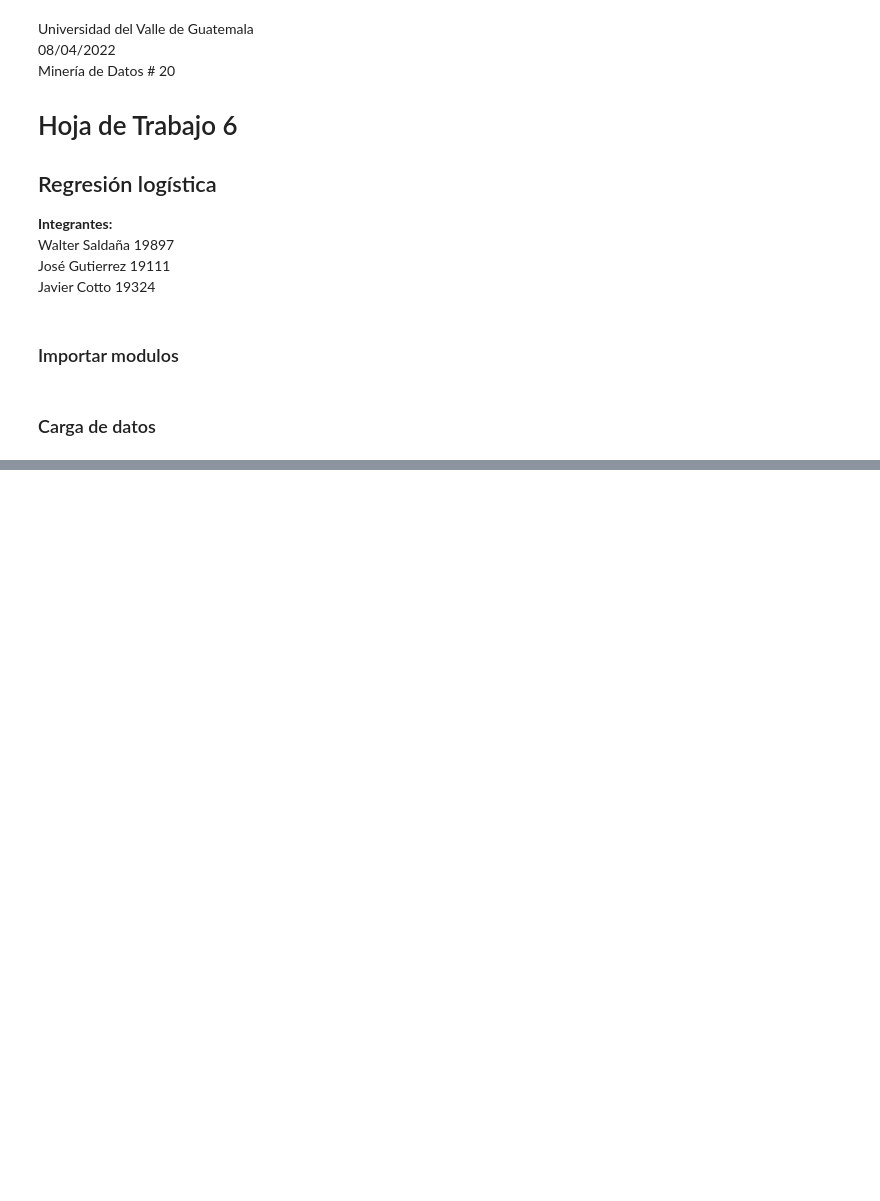
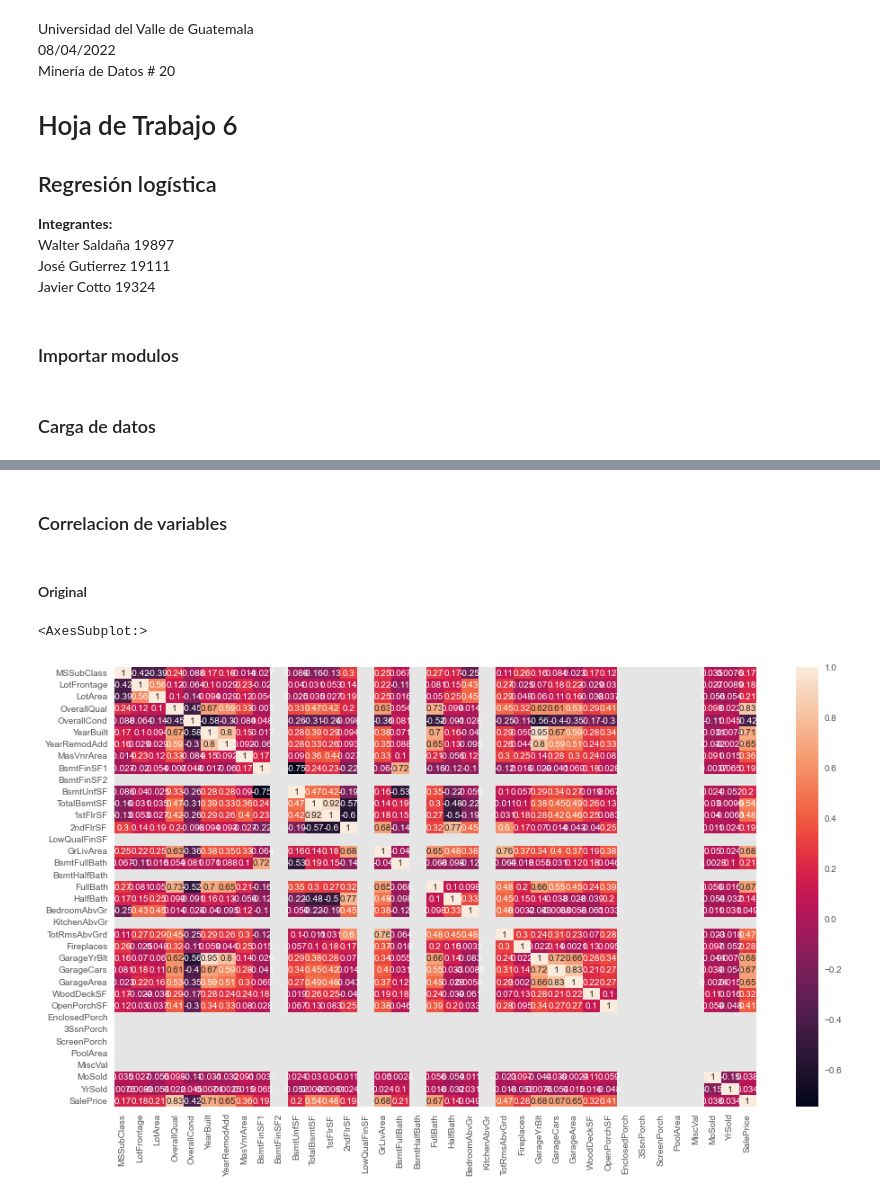
Before and after one commit to wsaldana/MineriaHDT6, a Jupyter notebook: Hoja6.ipynb, the cells around one changed output, grey strips where cells are left out. Drawn from its saved outputs; the diff is of its cells as text; code cells hidden in the pictures; blank space fills up the shorter version.

```diff
--- a/Hoja6.ipynb
+++ b/Hoja6.ipynb
@@ -49,0 +210,11 @@ FileNotFoundError: [Errno 2] No such file or directory: 'train.csv'
+# %% [markdown]
+### Correlacion de variables
+# %% [markdown]
+#### Original
+# %%
+correlacion = entrenamiento.corr()
+fig, axis = plt.subplots()
+sb.heatmap(correlacion, xticklabels=correlacion.columns, yticklabels=correlacion.columns, annot=True, ax=axis)
+# %% [output]
+<AxesSubplot:>
+[figure, added]
```
Also changed, not shown: parts of 30 cells of this notebook.
